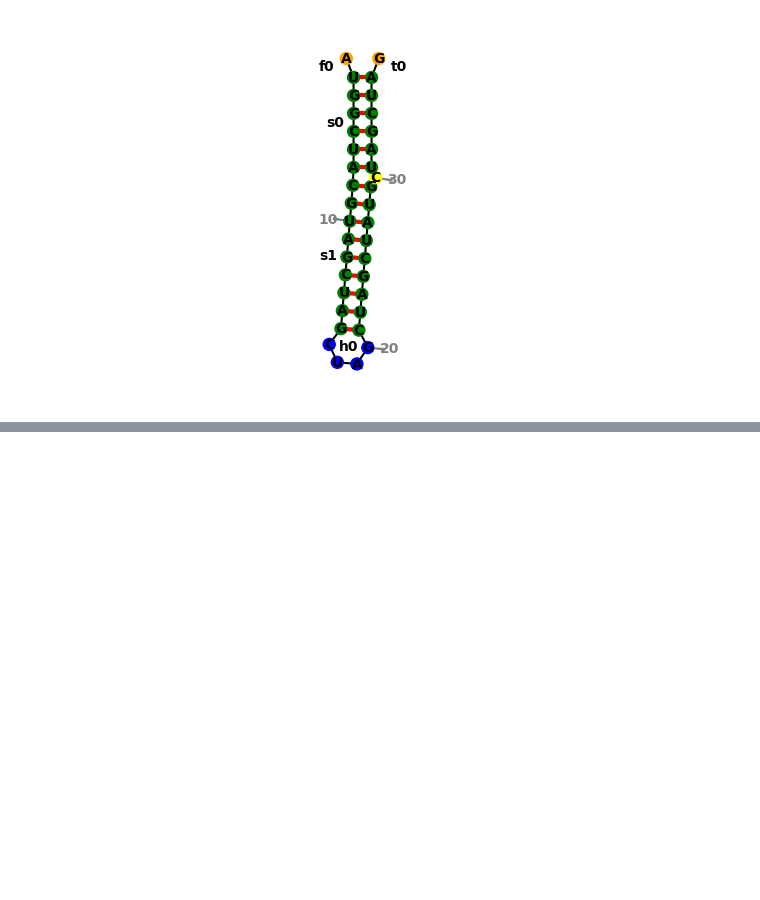
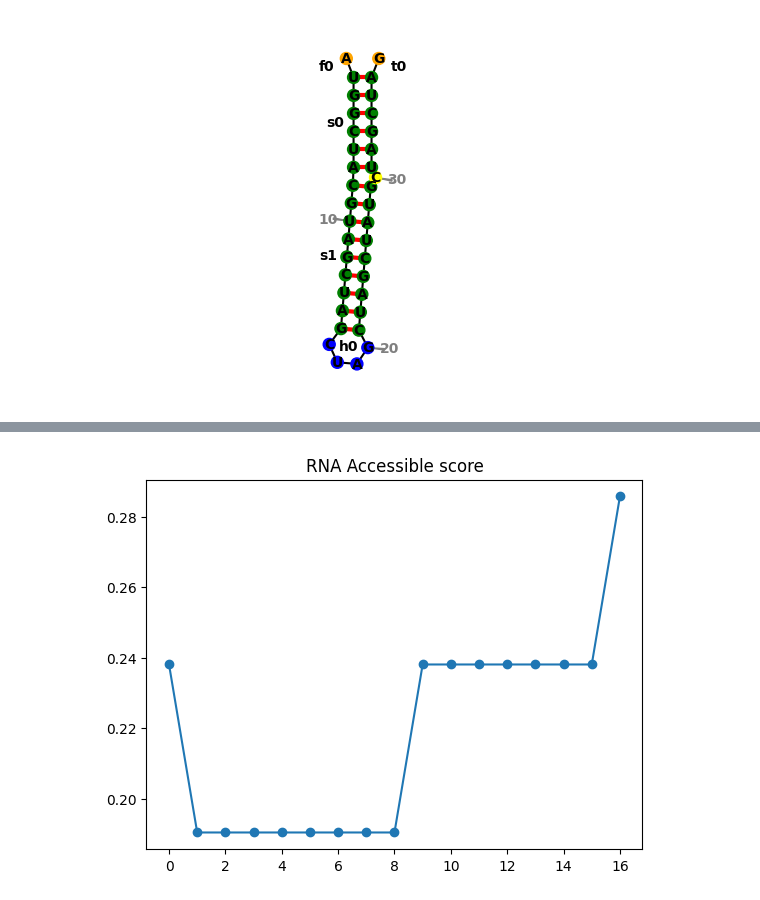
Before and after one commit to shivamgyardhna/AI-Driven-RNA-Therapeutics-From-Data-to-Drug-Design, a Jupyter notebook: day_3.ipynb, the cells around one changed output, grey strips where cells are left out. Saved outputs shown, nothing was run; the diff lists cells and outputs as text; code cells hidden in the pictures; blank space fills up the shorter version.

```diff
--- a/day_3.ipynb
+++ b/day_3.ipynb
@@ -74,0 +69,9 @@ plt.show()
+# %%
+def accessible_score(structure, window=21):
+    scores = []
+    # Loop over starting positions where a full window fits
+    for i in range(len(structure) - window + 1):
+        fragment = structure[i:i+window]
+        score =fragment.count(".")/window
+        scores.append(score)
+    return scores
@@ -74,0 +82,3 @@ plt.show()
+# %%
+scores=accessible_score(structure)
+scores
@@ -74,0 +103,6 @@ plt.show()
+# %%
+plt.plot(scores,marker='o')
+plt.title("RNA Accessible score")
+plt.show()
+# %% [output]
+[figure, added]
```
Also changed, not shown: parts of 12 cells of this notebook, 1 other file.
